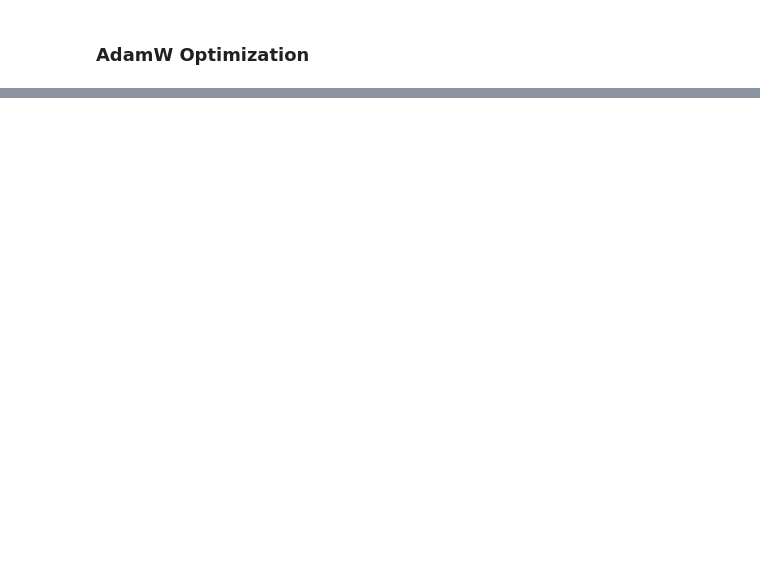
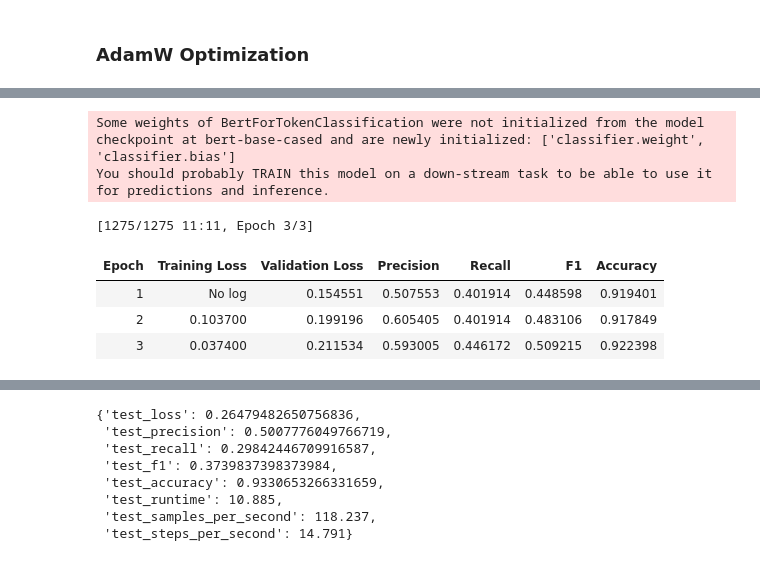
Before and after one commit to arsenignatosyan/text_mining, a Jupyter notebook: as2/assignment2.ipynb, the cells around one changed output, grey strips where cells are left out. Drawn from its saved outputs; the diff is of its cells as text; code cells hidden in the pictures; blank space fills up the shorter version.

```diff
--- a/as2/assignment2.ipynb
+++ b/as2/assignment2.ipynb
@@ -277,0 +340,34 @@ test_pred_adam.metrics
+# %%
+model = AutoModelForTokenClassification.from_pretrained(
+    model_checkpoint,
+    id2label=id2label,
+    label2id=label2id,
+)
+optimizer2 = AdamW(model.parameters(), lr=9e-5)
+args_adam2 = TrainingArguments(
+    "bert-finetuned-adam2",
+    evaluation_strategy="epoch",
+)
+
+trainer_adam2 = Trainer(
+    model=model,
+    args=args_adam2,
+    train_dataset=tokenized_datasets["train"],
+    eval_dataset=tokenized_datasets["validation"],
+    data_collator=data_collator,
+    compute_metrics=compute_metrics,
+    tokenizer=tokenizer,
+    optimizers=(optimizer2, None)
+)
+
+trainer_adam2.train()
+test_pred_adam2 = trainer_adam2.predict(test_dataset=tokenized_datasets["test"])
+test_pred_adam2.metrics
+# %% [output]
+Some weights of BertForTokenClassification were not initialized from the model checkpoint at bert-base-cased and are newly initialized: ['classifier.weight', 'classifier.bias']
+You should probably TRAIN this model on a down-stream task to be able to use it for predictions and inference.
+[1275/1275 11:11, Epoch 3/3]
+| Epoch | Training Loss | Validation Loss | Precision | Recall | F1 | Accuracy |
+| 1 | No log | 0.154551 | 0.507553 | 0.401914 | 0.448598 | 0.919401 |
+| 2 | 0.103700 | 0.199196 | 0.605405 | 0.401914 | 0.483106 | 0.917849 |
+| 3 | 0.037400 | 0.211534 | 0.593005 | 0.446172 | 0.509215 | 0.922398 |
@@ -277,0 +375,8 @@ test_pred_adam.metrics
+{'test_loss': 0.26479482650756836,
+ 'test_precision': 0.5007776049766719,
+ 'test_recall': 0.29842446709916587,
+ 'test_f1': 0.3739837398373984,
+ 'test_accuracy': 0.9330653266331659,
+ 'test_runtime': 10.885,
+ 'test_samples_per_second': 118.237,
+ 'test_steps_per_second': 14.791}
```
Also changed, not shown: parts of 15 cells of this notebook.
